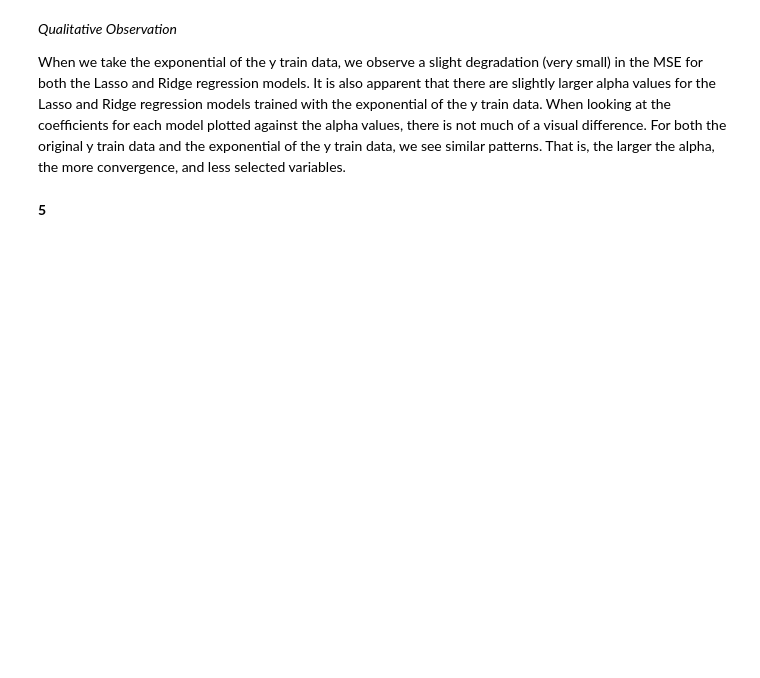
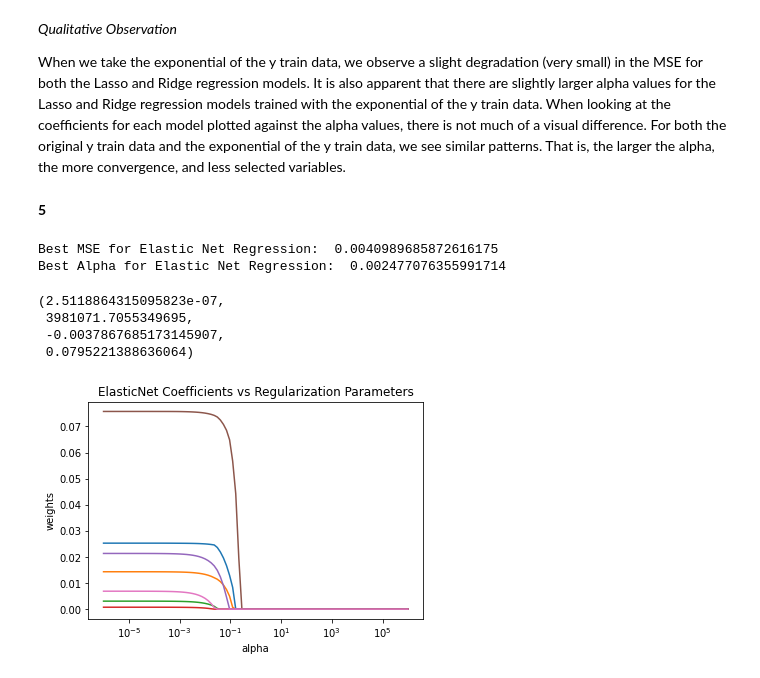
Before and after one commit to connorgilmoreut/mis382n, a Jupyter notebook: MIS_382N_HW1_2.ipynb, the cells around one changed output. Saved outputs shown, nothing was run; the diff lists cells and outputs as text; code cells hidden in the pictures; blank space fills up the shorter version.

```diff
--- a/MIS_382N_HW1_2.ipynb
+++ b/MIS_382N_HW1_2.ipynb
@@ -328,3 +333,33 @@ plt.axis('tight')
 When we take the exponential of the y train data, we observe a slight degradation (very small) in the MSE for both the Lasso and Ridge regression models. It is also apparent that there are slightly larger alpha values for the Lasso and Ridge regression models trained with the exponential of the y train data. When looking at the coefficients for each model plotted against the alpha values, there is not much of a visual difference. For both the original y train data and the exponential of the y train data, we see similar patterns. That is, the larger the alpha, the more convergence, and less selected variables.
 # %% [markdown]
 **5**
+# %%
+# Elastic Net
+elastic_net_regression = linear_model.ElasticNet()
+clf_elastic = GridSearchCV(elastic_net_regression, tuned_parameters, cv=5, refit=False, scoring='neg_mean_squared_error')
+clf_elastic.fit(X_train, y_train)
+print('Best MSE for Elastic Net Regression: ', abs(clf_elastic.best_score_))
+print('Best Alpha for Elastic Net Regression: ', clf_elastic.best_params_['alpha'])
+# %% [output]
+Best MSE for Elastic Net Regression:  0.0040989685872616175
+Best Alpha for Elastic Net Regression:  0.002477076355991714
+# %%
+elastic_net_coefs = []
+for a in alpha:
+    elastic_net = linear_model.ElasticNet(alpha=a, fit_intercept=False)
+    elastic_net.fit(X_train, y_train)
+    elastic_net_coefs.append(elastic_net.coef_)
+# %%
+ax = plt.gca()
+ax.plot(alpha, elastic_net_coefs)
+ax.set_xscale('log')
+plt.xlabel('alpha')
+plt.ylabel('weights')
+plt.title('ElasticNet Coefficients vs Regularization Parameters')
+plt.axis('tight')
+# %% [output]
+(2.5118864315095823e-07,
+ 3981071.7055349695,
+ -0.0037867685173145907,
+ 0.0795221388636064)
+[figure, added]
```
Also changed, not shown: parts of 17 cells of this notebook.
